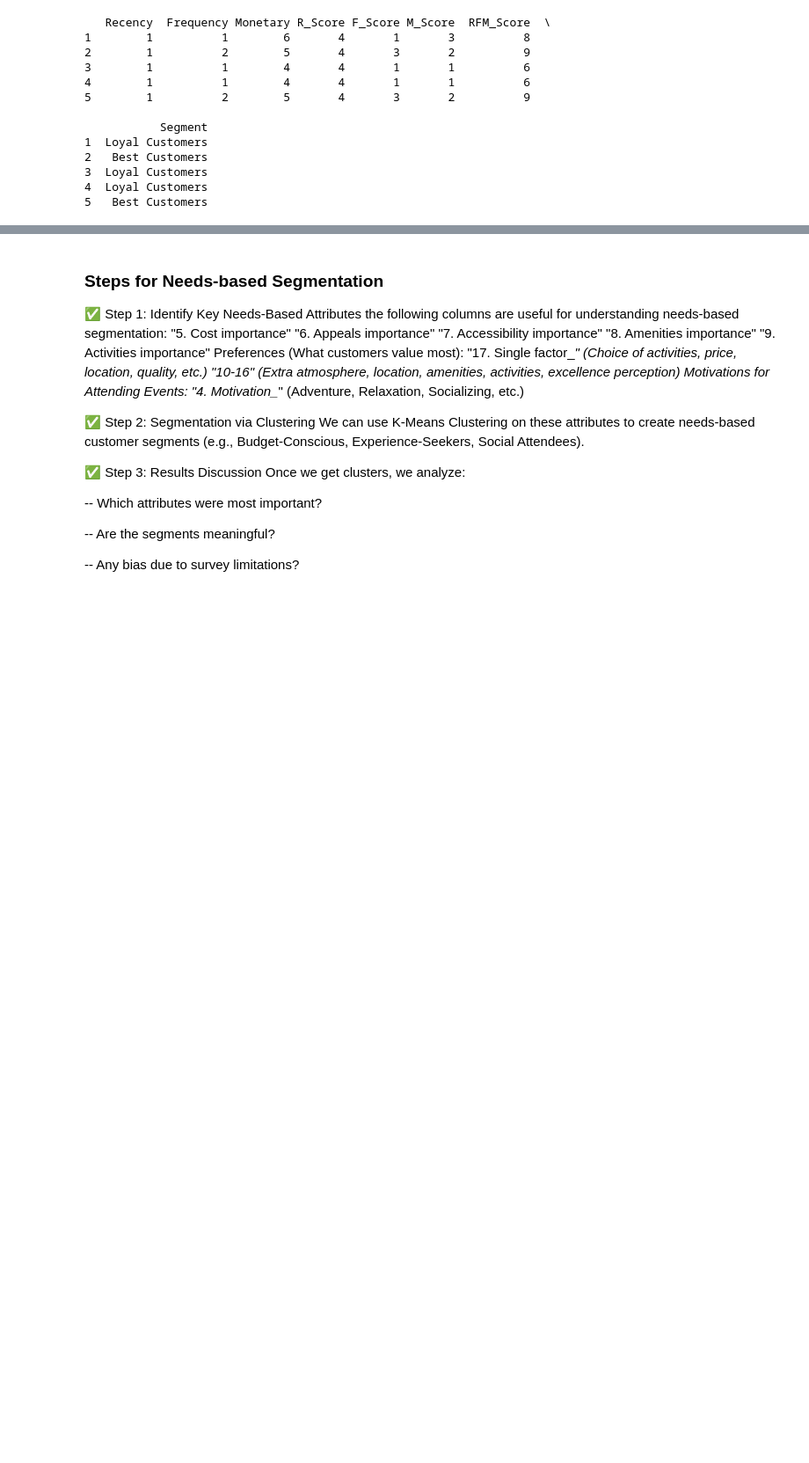
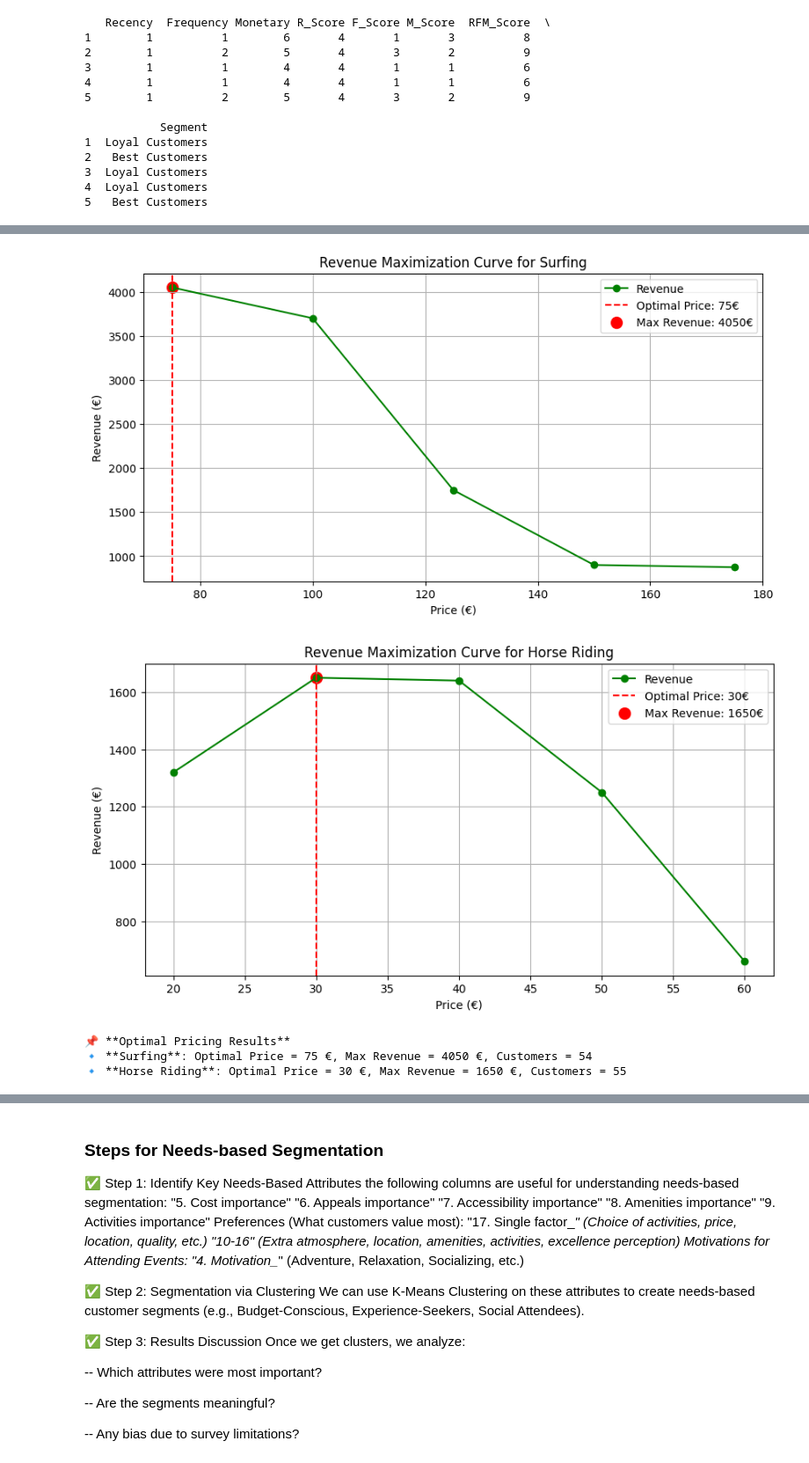
Before and after one commit to hmente/marketing-analytics-gp, a Jupyter notebook: main.ipynb, the cells around one changed output, grey strips where cells are left out. Shown: that part at 88% size. Saved outputs shown, nothing was run; the diff lists cells and outputs as text; code cells hidden in the pictures; blank space fills up the shorter version.

Commit message:
pricing analysis fixed

```diff
--- a/main.ipynb
+++ b/main.ipynb
@@ -240,8 +240,8 @@ def get_min_max_prices(row):
 # Step 4: Apply the function to the DataFrame
 
 survey_data_cleaned[['min_total_price', 'max_total_price']] = survey_data_cleaned.apply(get_min_max_prices, axis=1)
-survey_data_cleaned[['min_surfing_price', 'max_surfing_price']] = survey_data_cleaned.iloc[:,8:13].apply(get_min_max_prices, axis=1)
-survey_data_cleaned[['min_horse_price', 'max_horse_price']] = survey_data_cleaned.iloc[:,13:18].apply(get_min_max_prices, axis=1)
+survey_data_cleaned[['min_surfing_price', 'max_surfing_price']] = survey_data_cleaned.iloc[:,13:18].apply(get_min_max_prices, axis=1)
+survey_data_cleaned[['min_horse_price', 'max_horse_price']] = survey_data_cleaned.iloc[:,8:13].apply(get_min_max_prices, axis=1)
 
 survey_data_cleaned.drop(columns=[75.0, 100.0, 125.0, 150.0, 175.0, 20.0, 30.0, 40.0, 50.0, 60.0], inplace=True)
 
@@ -547,0 +388,68 @@ compute_price_elasticity("min_horse_price", "Horse Riding")
+# %%
+pricing_df = survey_data_cleaned.copy()
+
+valid_prices = {
+    "surfing": [75, 100, 125, 150, 175],
+    "horse_riding": [20, 30, 40, 50, 60]
+}
+
+def compute_revenue(price_levels, event):
+    """Computes revenue at each price level based on users willing to pay that amount."""
+    revenues = []
+    willing_customers = []
+
+    for price in price_levels:
+        willing_to_pay = pricing_df[(pricing_df[f"min_{event}_price"] <= price) &
+                                    (pricing_df[f"max_{event}_price"] >= price)]
+        revenue = price * len(willing_to_pay)
+        revenues.append(revenue)
+        willing_customers.append(len(willing_to_pay))
+
+    return revenues, willing_customers
+
+# Compute revenues and number of customers for valid price levels
+surfing_revenues, surfing_customers = compute_revenue(valid_prices["surfing"], "surfing")
+horse_revenues, horse_customers = compute_revenue(valid_prices["horse_riding"], "horse")
+
+# Step 3: Identify the optimal price that maximizes revenue
+def find_optimal_price(price_levels, revenues, customers):
+    """Finds the price level with the highest revenue and returns details."""
+    max_index = np.argmax(revenues)
+    optimal_price = price_levels[max_index]
+    max_revenue = revenues[max_index]
+    num_customers = customers[max_index]
+
+    return optimal_price, max_revenue, num_customers
+
+# Get optimal prices for Surfing and Horse Riding
+optimal_surfing_price, max_surfing_revenue, surfing_customers_at_optimal = find_optimal_price(valid_prices["surfing"], surfing_revenues, surfing_customers)
+optimal_horse_price, max_horse_revenue, horse_customers_at_optimal = find_optimal_price(valid_prices["horse_riding"], horse_revenues, horse_customers)
+
+# Step 4: Plot Revenue Curves with Optimal Price
+def plot_revenue_curve(price_levels, revenues, optimal_price, max_revenue, title):
+    """Plots the revenue maximization curve and marks the optimal price."""
+    plt.figure(figsize=(10, 5))
+    plt.plot(price_levels, revenues, marker='o', linestyle='-', color='green', label="Revenue")
+    plt.axvline(optimal_price, color='red', linestyle='--', label=f'Optimal Price: {optimal_price}€')
+    plt.scatter(optimal_price, max_revenue, color='red', s=100, label=f"Max Revenue: {max_revenue}€")
+    plt.xlabel("Price (€)")
+    plt.ylabel("Revenue (€)")
+    plt.title(f"Revenue Maximization Curve for {title}")
+    plt.legend()
+    plt.grid(True)
+    plt.show()
+
+# Plot for Surfing and Horse Riding
+plot_revenue_curve(valid_prices["surfing"], surfing_revenues, optimal_surfing_price, max_surfing_revenue, "Surfing")
+plot_revenue_curve(valid_prices["horse_riding"], horse_revenues, optimal_horse_price, max_horse_revenue, "Horse Riding")
+
+# Step 5: Print the optimal price findings
+print("\n📌 **Optimal Pricing Results**")
+print(f"🔹 **Surfing**: Optimal Price = {optimal_surfing_price} €, Max Revenue = {max_surfing_revenue} €, Customers = {surfing_customers_at_optimal}")
+print(f"🔹 **Horse Riding**: Optimal Price = {optimal_horse_price} €, Max Revenue = {max_horse_revenue} €, Customers = {horse_customers_at_optimal}")
+# %% [output]
+[figure, added]
+[figure, added]
+📌 **Optimal Pricing Results**
+🔹 **Surfing**: Optimal Price = 75 €, Max Revenue = 4050 €, Customers = 54
+🔹 **Horse Riding**: Optimal Price = 30 €, Max Revenue = 1650 €, Customers = 55
```
Also changed, not shown: parts of 9 cells of this notebook.
